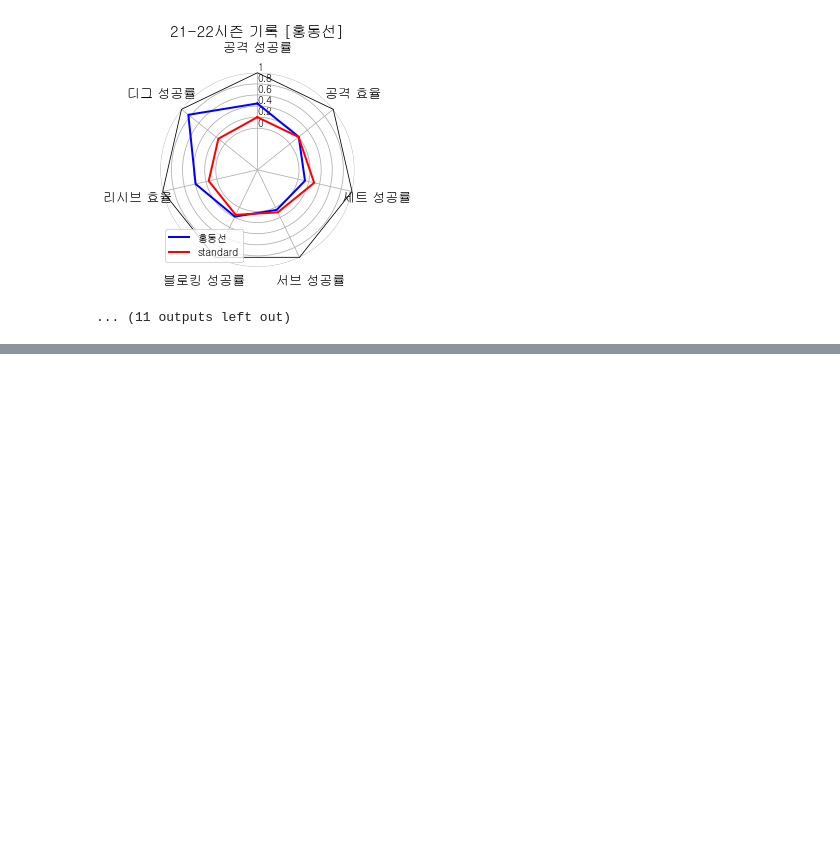
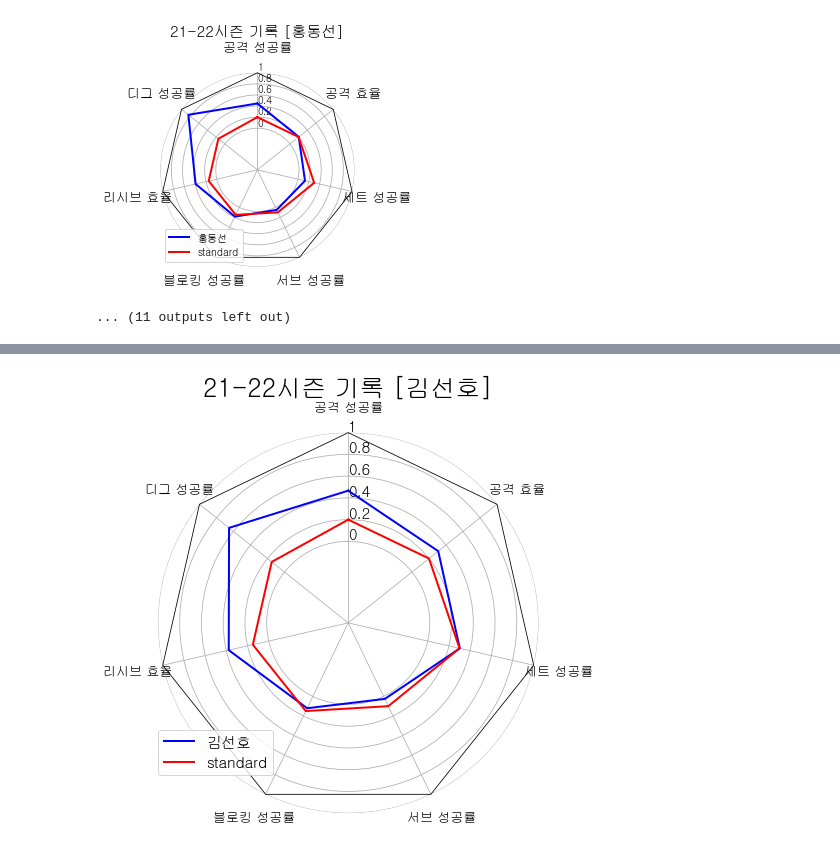
Before and after one commit to lwg1421/KOVO_project, a Jupyter notebook: visualization/player_RaderChart.ipynb, the cells around one changed output, grey strips where cells are left out. Saved outputs shown, nothing was run; the diff lists cells and outputs as text; code cells hidden in the pictures; blank space fills up the shorter version.

```diff
--- a/visualization/player_RaderChart.ipynb
+++ b/visualization/player_RaderChart.ipynb
@@ -114,0 +188,4 @@ Player_RaderChart(dataframe)
+# %%
+Player_RaderChart_One(dataframe,"김선호")
+# %% [output]
+[figure, added]
```
Also changed, not shown: parts of 10 cells of this notebook, 4 other files.
